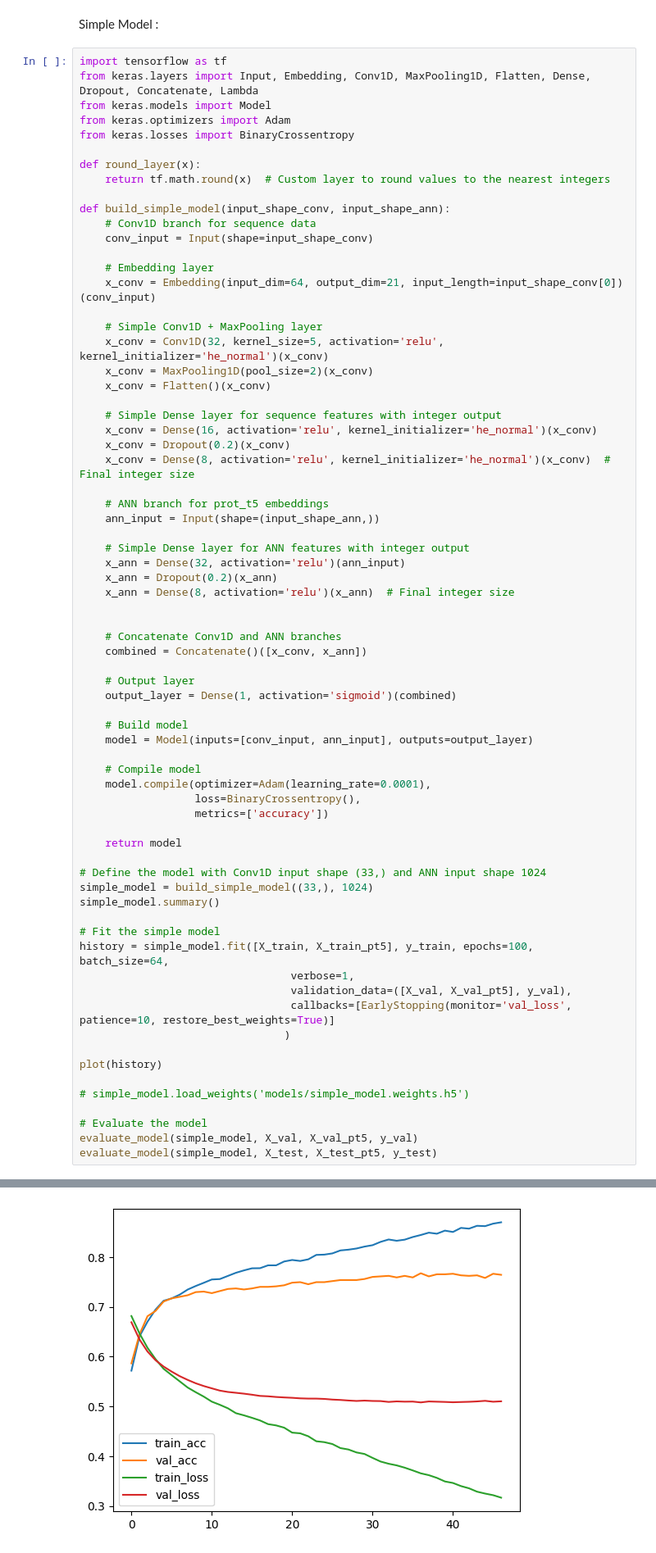
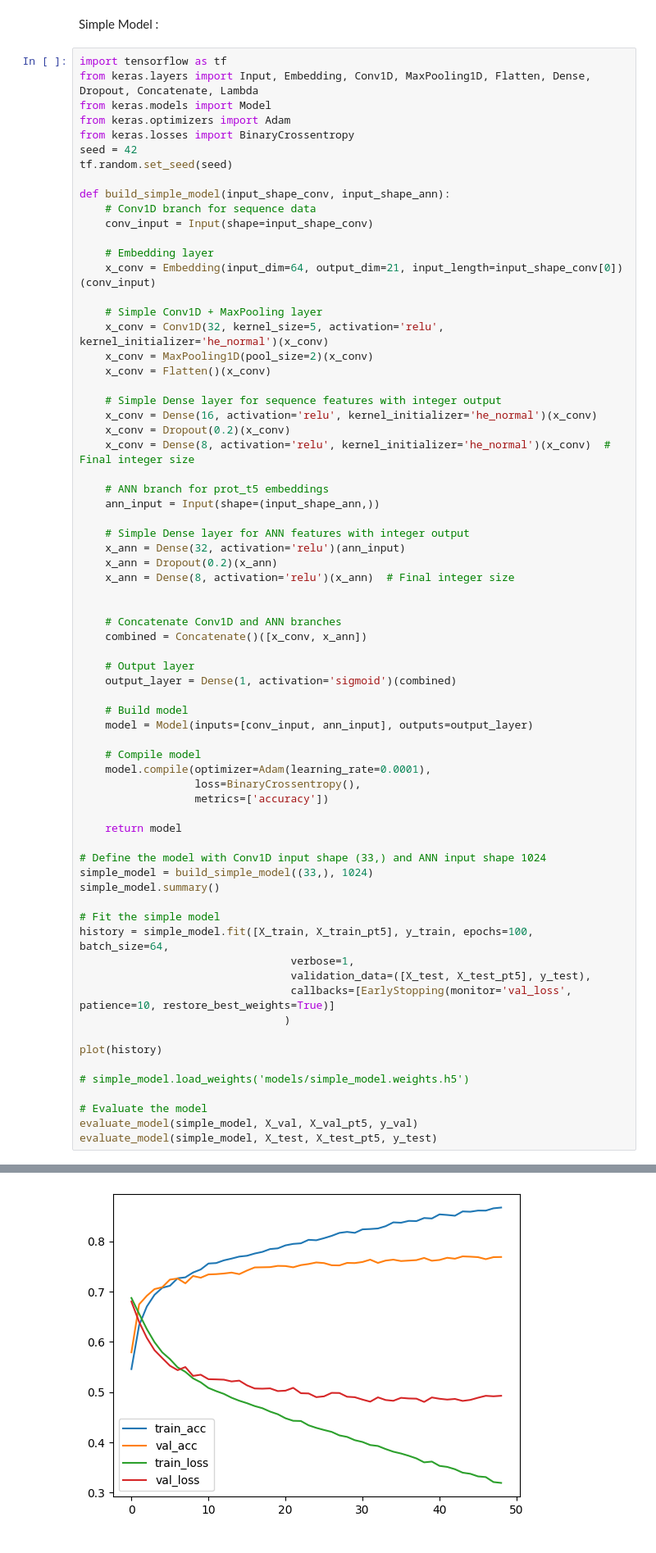
Before and after one commit to Sheldor7701/ResLysEmbed, a Jupyter notebook: Stacking.ipynb, the cells around one changed output, grey strips where cells are left out. Shown at 82% size. Saved outputs shown, nothing was run; the diff lists cells and outputs as text.

```diff
--- a/Stacking.ipynb
+++ b/Stacking.ipynb
@@ -614,9 +615,8 @@ from keras.layers import Input, Embedding, Conv1D, MaxPooling1D, Flatten, Dense,
 from keras.models import Model
 from keras.optimizers import Adam
 from keras.losses import BinaryCrossentropy
-
-def round_layer(x):
-    return tf.math.round(x)  # Custom layer to round values to the nearest integers
+seed = 42
+tf.random.set_seed(seed)
 
 def build_simple_model(input_shape_conv, input_shape_ann):
     # Conv1D branch for sequence data
@@ -667,7 +667,7 @@ simple_model.summary()
 # Fit the simple model
 history = simple_model.fit([X_train, X_train_pt5], y_train, epochs=100, batch_size=64,
                                  verbose=1,
-                                 validation_data=([X_val, X_val_pt5], y_val),
+                                 validation_data=([X_test, X_test_pt5], y_test),
                                  callbacks=[EarlyStopping(monitor='val_loss', patience=10, restore_best_weights=True)]
                                 )
 
@@ -720 +720 @@ Epoch 47/100
-[figure, old version]
+[figure, new version]
```
Also changed, not shown: parts of 6 cells of this notebook, 2 other files.
